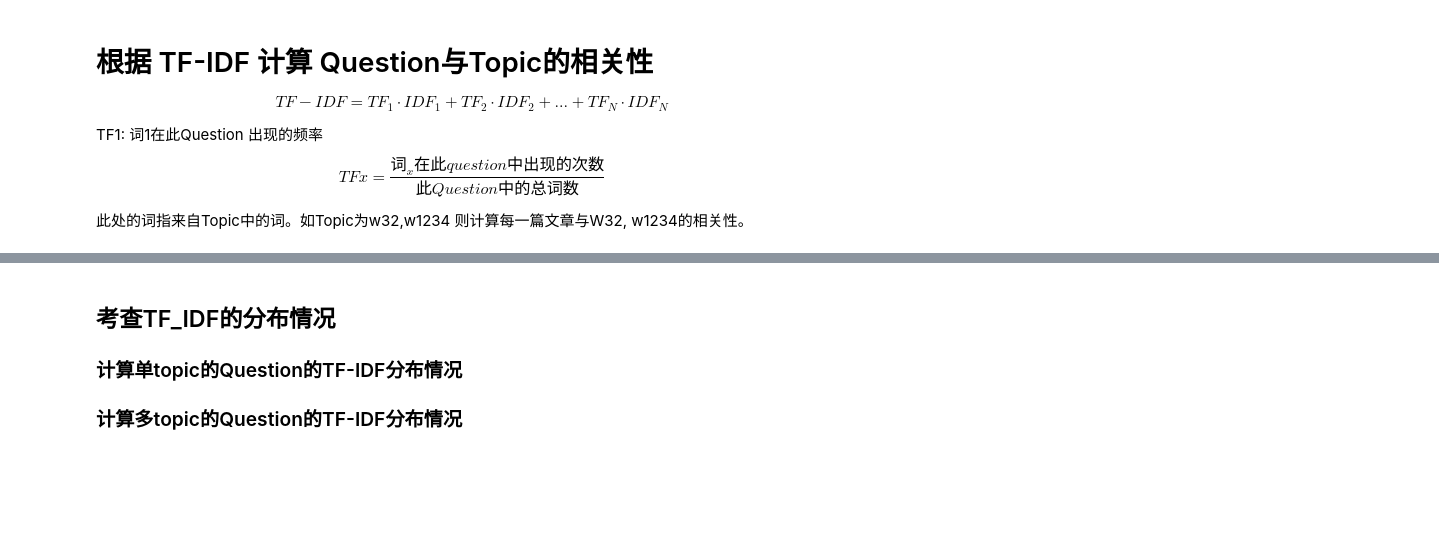
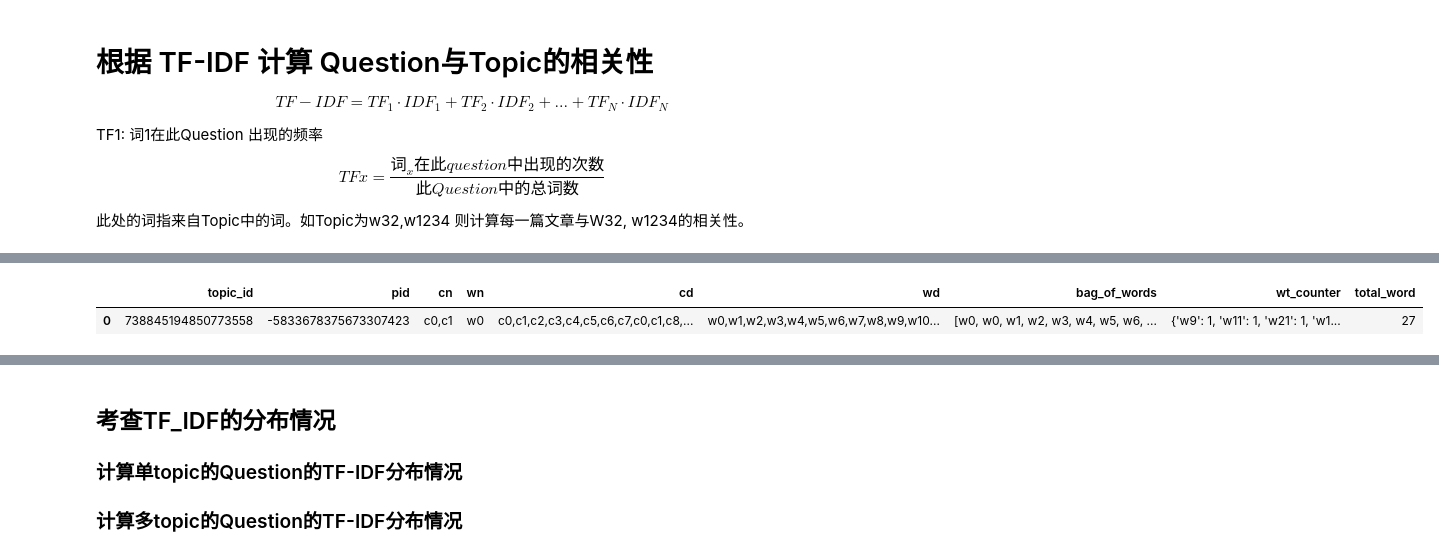
Before and after one commit to goldenpartner/Zhihu, a Jupyter notebook: Simple TF-IDF2.ipynb, the cells around one changed output, grey strips where cells are left out. Cells and saved outputs as stored; diff of their text form; code cells hidden in the pictures; blank space fills up the shorter version.

```diff
--- a/Simple TF-IDF2.ipynb
+++ b/Simple TF-IDF2.ipynb
@@ -95,0 +315,25 @@ df_topics[df_topics['topic_id'] == 738845194850773558].wd[0]
+# %%
+def topic_word_bag(row):
+    if type(row.wn) == float and type(row.wd) == float:
+        return []
+    elif type(row.wn) == float:
+        return row.wd.split(',')
+    elif type(row.wd) == float:
+        return row.wn.split(',')
+    return (row.wn + ',' + row.wd).split(',')
+
+df_topics['bag_of_words'] = df_topics.apply(topic_word_bag, axis = 1)
+# %%
+def topic_wt_counter(row):
+    d = dict()
+    for word in row:
+        if word not in d.keys():
+            d[word] = 1
+        else:
+            d[word] += 1
+    return d
+df_topics['wt_counter'] = df_topics.bag_of_words.apply(topic_wt_counter)
+# %%
+def total_word(row):
+    return sum(row.values())
+df_topics['total_word'] = df_topics.wt_counter.apply(total_word)
@@ -126,0 +393,5 @@ sub_df.head(5).apply(tf_idf2, axis = 1)
+# %%
+df_topics[ df_topics['topic_id'] == 738845194850773558]
+# %% [output]
+|  | topic_id | pid | cn | wn | cd | wd | bag_of_words | wt_counter | total_word |
+| 0 | 738845194850773558 | -5833678375673307423 | c0,c1 | w0 | c0,c1,c2,c3,c4,c5,c6,c7,c0,c1,c8,... | w0,w1,w2,w3,w4,w5,w6,w7,w8,w9,w10... | [w0, w0, w1, w2, w3, w4, w5, w6, ... | {'w9': 1, 'w11': 1, 'w21': 1, 'w1... | 27 |
```
Also changed, not shown: parts of 64 cells of this notebook.
